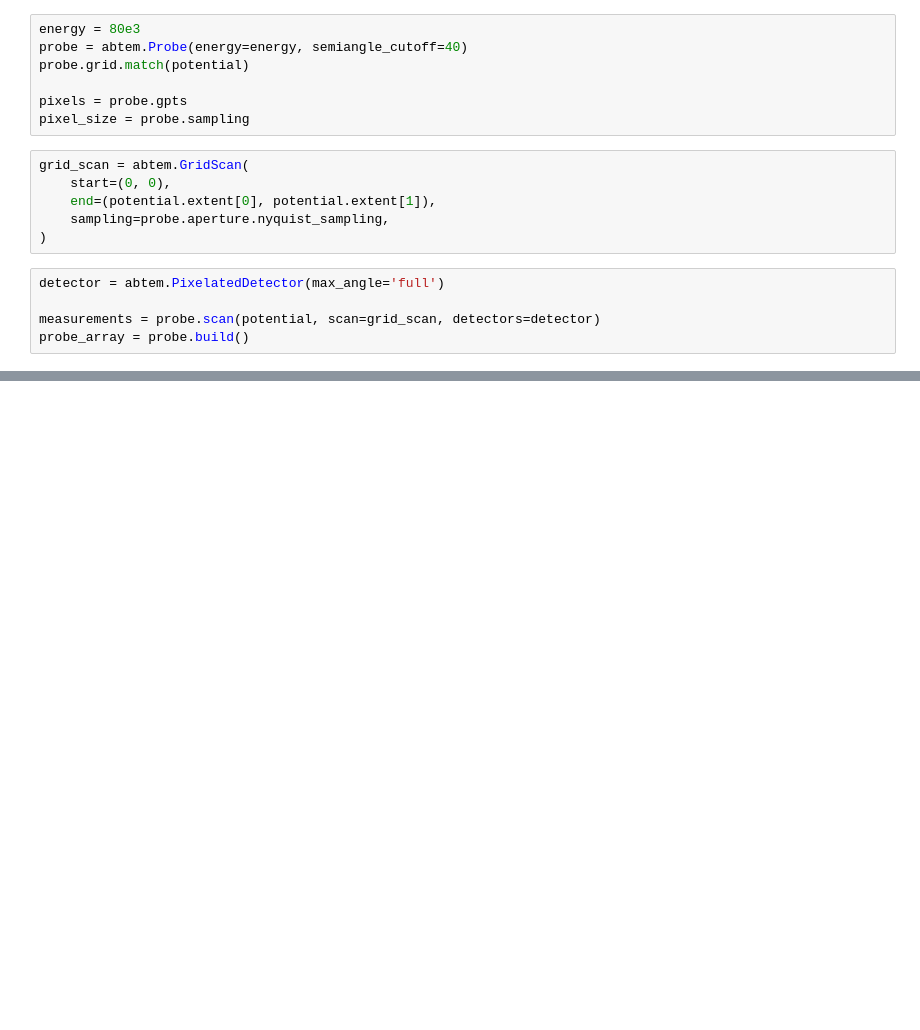
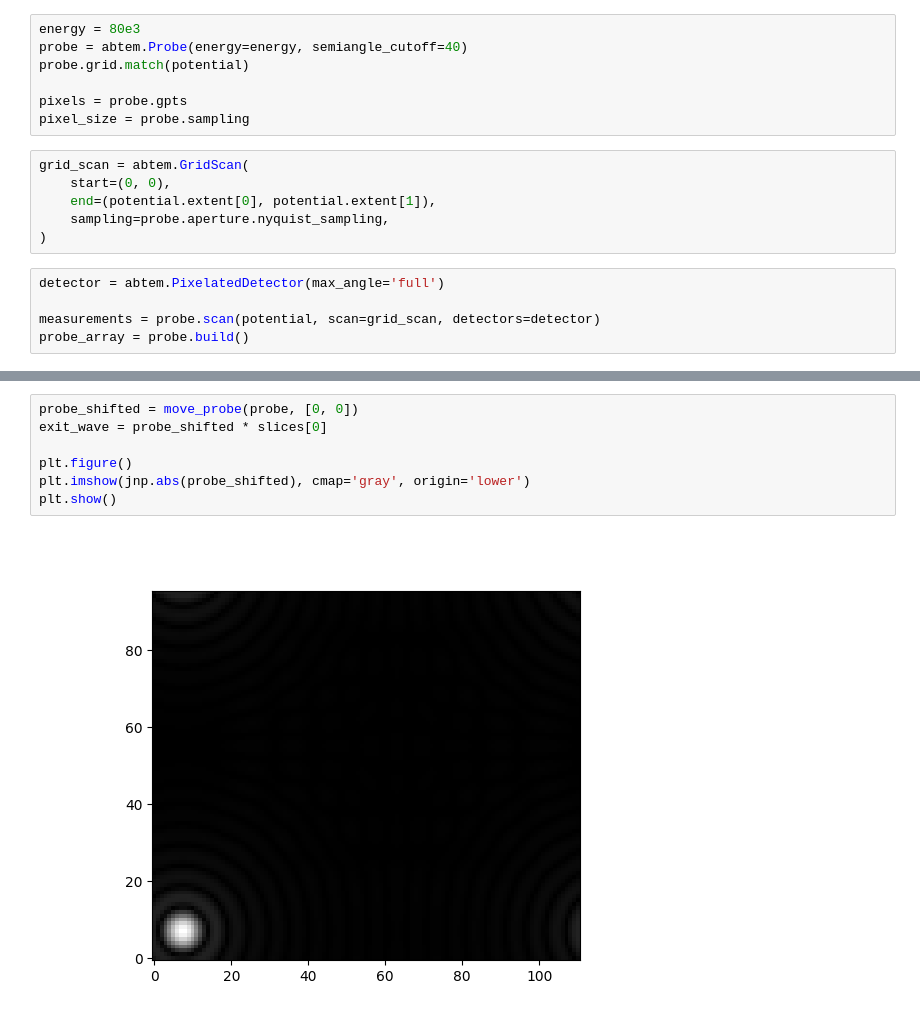
Before and after one commit to METSA-DIADEM/jax-ptychography, a Jupyter notebook: jax_multislice.ipynb, the cells around one changed output, grey strips where cells are left out. Drawn from its saved outputs; the diff is of its cells as text; blank space fills up the shorter version.

```diff
--- a/jax_multislice.ipynb
+++ b/jax_multislice.ipynb
@@ -85 +111,10 @@ print(scan_positions_px.shape)
+# %%
+probe_shifted = move_probe(probe, [0, 0])
+exit_wave = probe_shifted * slices[0]
+
+plt.figure()
+plt.imshow(jnp.abs(probe_shifted), cmap='gray', origin='lower')
+plt.show()
+# %% [output]
+[figure, added]
 # %%
```
Also changed, not shown: parts of 9 cells of this notebook.
